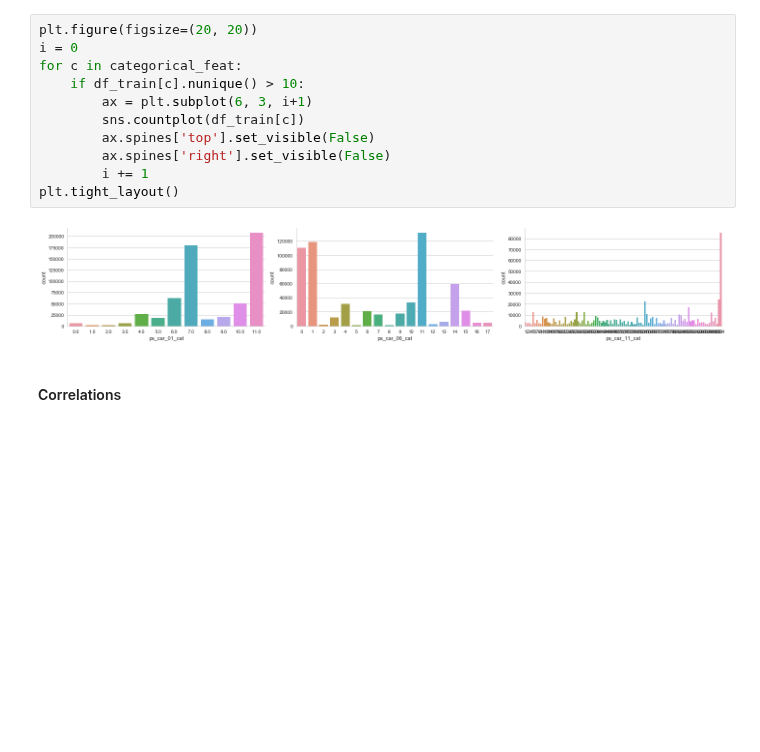
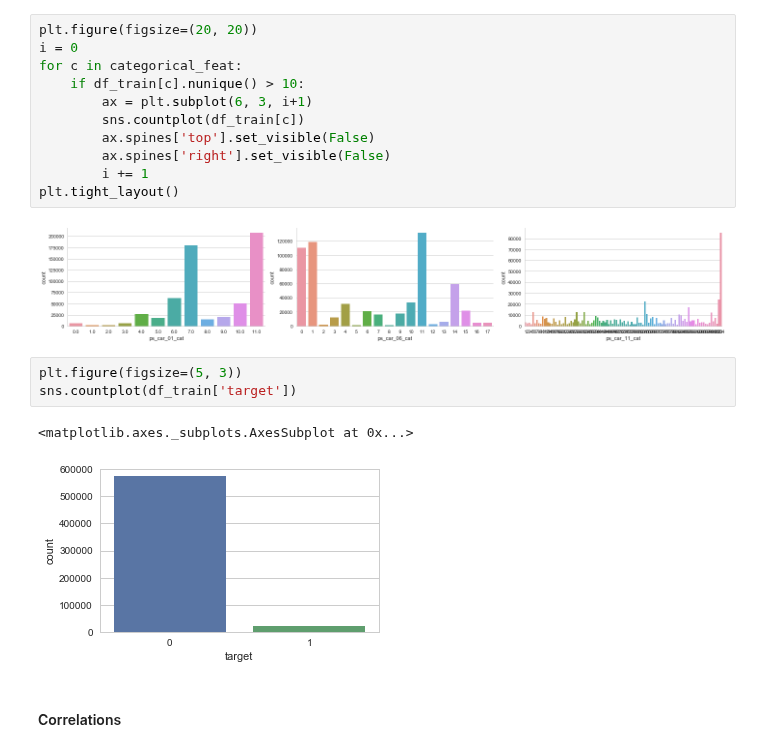
Before and after one commit to paulaceccon/ml-playground, a Jupyter notebook: Kernels/PortoSeguro.ipynb, the cells around one changed output. Cells and saved outputs as stored; diff of their text form; blank space fills up the shorter version.

```diff
--- a/Kernels/PortoSeguro.ipynb
+++ b/Kernels/PortoSeguro.ipynb
@@ -100,6 +100,12 @@ for c in categorical_feat:
 plt.tight_layout()
 # %% [output]
 [figure]
+# %%
+plt.figure(figsize=(5, 3))
+sns.countplot(df_train['target'])
+# %% [output]
+<matplotlib.axes._subplots.AxesSubplot at 0x...>
+[figure, added]
 # %% [markdown]
 #### Correlations
 # %%
```
Also changed, not shown: parts of 36 cells of this notebook, 6 other files.
